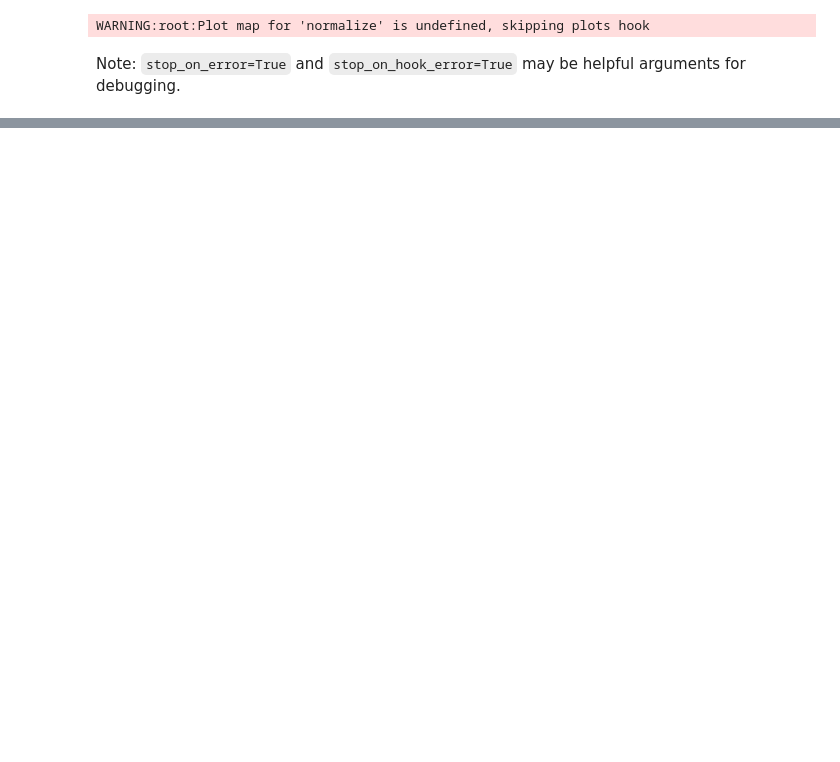
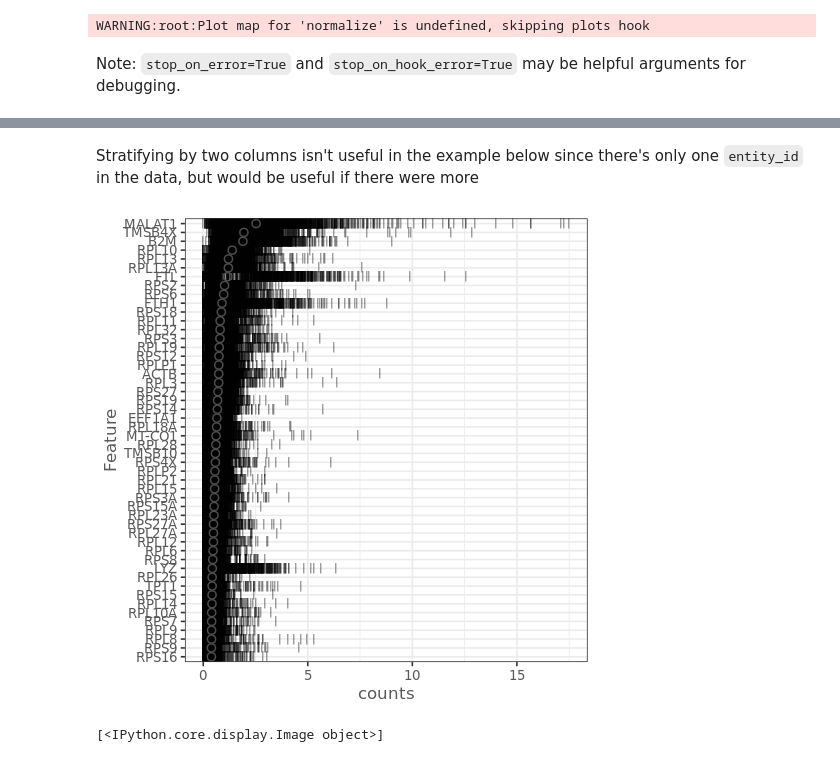
Before and after one commit to TheAustinator/cellforest, a Jupyter notebook: example_usage.ipynb, the cells around one changed output, grey strips where cells are left out. Drawn from its saved outputs; the diff is of its cells as text; code cells hidden in the pictures; blank space fills up the shorter version.

```diff
--- a/example_usage.ipynb
+++ b/example_usage.ipynb
@@ -260,0 +221,7 @@ Note that the directories of the two nodes differ by `normalize/<hash ID>`. Whil
+# %% [markdown]
+Stratifying by two columns isn't useful in the example below since there's only one `entity_id` in the data, but would be useful if there were more
+# %%
+br.plot.plot_highest_exprs_dens(stop_on_error=True)
+# %% [output]
+[figure, added]
+[<IPython.core.display.Image object>]
```
Also changed, not shown: parts of 74 cells of this notebook, 12 other files.
